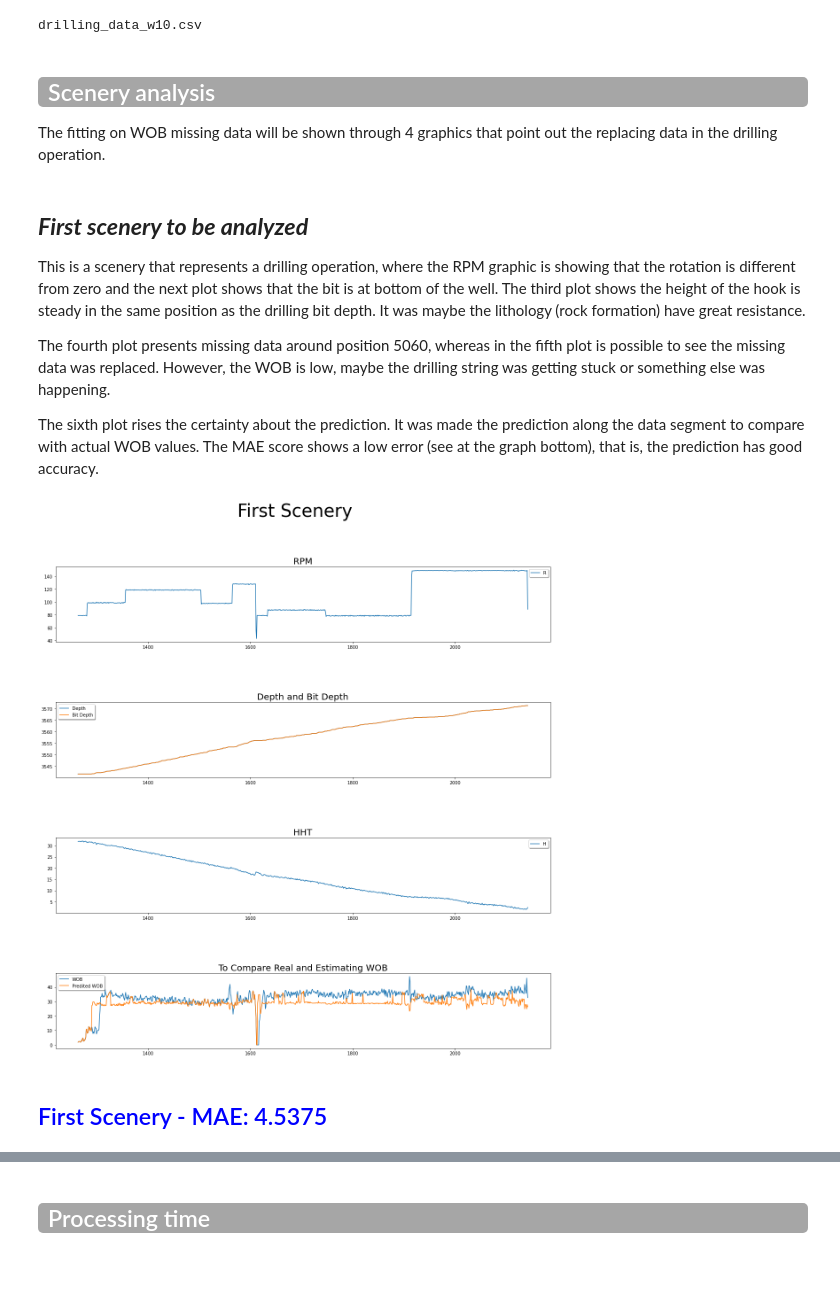
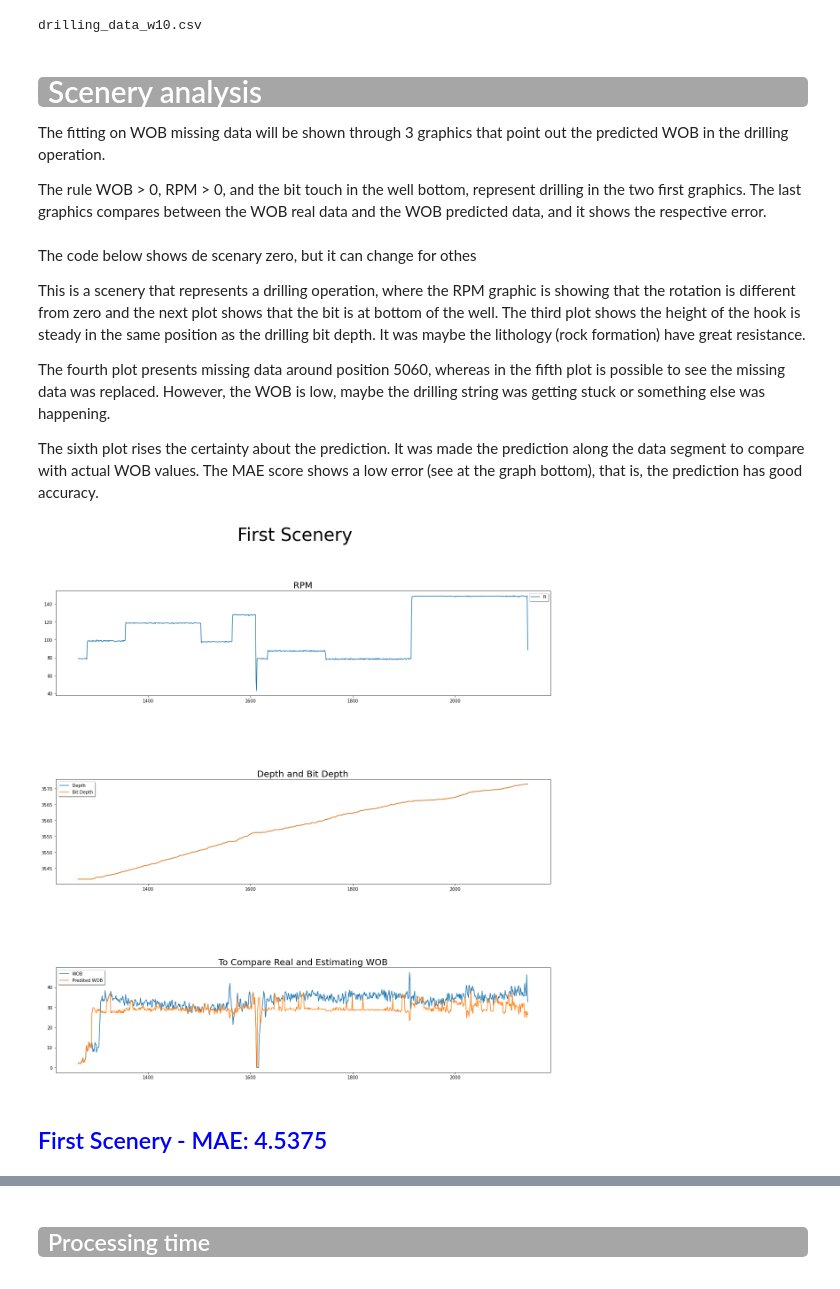
Before and after one commit to yscosta/Machine_Learning_to_correct_weight_on_bit_sensor, a Jupyter notebook: Fit_missing_data_on_weight_on_bit .ipynb, the cells around one changed output, grey strips where cells are left out. Cells and saved outputs as stored; diff of their text form; code cells hidden in the pictures.

```diff
--- a/Fit_missing_data_on_weight_on_bit .ipynb
+++ b/Fit_missing_data_on_weight_on_bit .ipynb
@@ -130,7 +130,7 @@ def plot_predictions(df, segment, scenery):
     plot_params = [
         ('RPM', 'RPM', 'RPM'), # 1st  - Plot to show whether there is a rotation on the bit.
         ('Depth and Bit Depth', ['DEPTH','BIT_DEPTH'], ['Depth','Bit Depth']), # 2nd - Plot to show whether the bit is touching on the bottom of well.
-        ('HHT', 'HHT', 'HHT'), # 3rd - Plot to show height of hook.
+        # ('HHT', 'HHT', 'HHT'), # 3rd - Plot to show height of hook.
         # ('Missing Data', 'WOB', 'WOB'), # 4th - Plot to show the missing data on WOB.
         # ('Fitted Missing Data', 'wob_replaced', 'Replaced WOB'), # 5th - Plot to show the missing data fitted.
         ('To Compare Real and Estimating WOB', ['WOB', 'wob_predicted'], ['WOB', 'Predited WOB']) #6th - Plot to show all predicted data to compare to actual data.
@@ -239,12 +239,14 @@ df_w10.to_csv(file, sep=';', decimal=',', index=False)
 # %% [output]
 drilling_data_w10.csv
 # %% [markdown]
-<div class="alert alert-info" style="background-color:#A6A6A6; color:white; padding:0px 10px; border-radius:5px;"><h2 style='margin:10px 5px'>Scenery analysis</h2>
+### <div class="alert alert-info" style="background-color:#A6A6A6; color:white; padding:0px 10px; border-radius:5px;"><h2 style='margin:10px 5px'>Scenery analysis</h2>
 </div>
 
-The fitting on WOB missing data will be shown through 4 graphics that point out the replacing data in the drilling operation.
+The fitting on WOB missing data will be shown through 3 graphics that point out the predicted WOB in the drilling operation.
+
+The rule WOB > 0, RPM > 0, and the bit touch in the well bottom, represent drilling in the two first graphics. The last graphics compares between the WOB real data and the WOB predicted data, and it shows the respective error.
 # %% [markdown]
-## ___First scenery to be analyzed___
+The code below shows de scenary zero, but it can change for othes
 
 This is a scenery that represents a drilling operation, where the RPM graphic is showing that the rotation is different from zero and the next plot shows that the bit is at bottom of the well. The third plot shows the height of the hook is steady in the same position as the drilling bit depth. It was maybe the lithology (rock formation) have great resistance.
 
@@ -252,13 +254,13 @@ The fourth plot presents missing data around position 5060, whereas in the fifth
 
 The sixth plot rises the certainty about the prediction. It was made the prediction along the data segment to compare with actual WOB values. The MAE score shows a low error (see at the graph bottom), that is, the prediction has good accuracy.
 # %%
-segment = 0
-scenery = 'First Scenery'
+segment = 0  # <========= Change segment to have another Scenary.
+scenery = 'Scenery ' + str(segment)
 plot_predictions(df_w10, segment=segment, scenery=scenery)
 #print_estimtion(df, segment=segment)
 mae, _, _, _, _, _, _ = calc_regression_error(df_w10, segment=segment)
 score = f"## <span style='color:blue'>{scenery} - MAE: {mae}</span>"
 display(Markdown(score))
 # %% [output]
-[figure, old version]
+[figure, new version]
 ## <span style='color:blue'>First Scenery - MAE: 4.5375</span>
```
Also changed, not shown: parts of 3 cells of this notebook.
